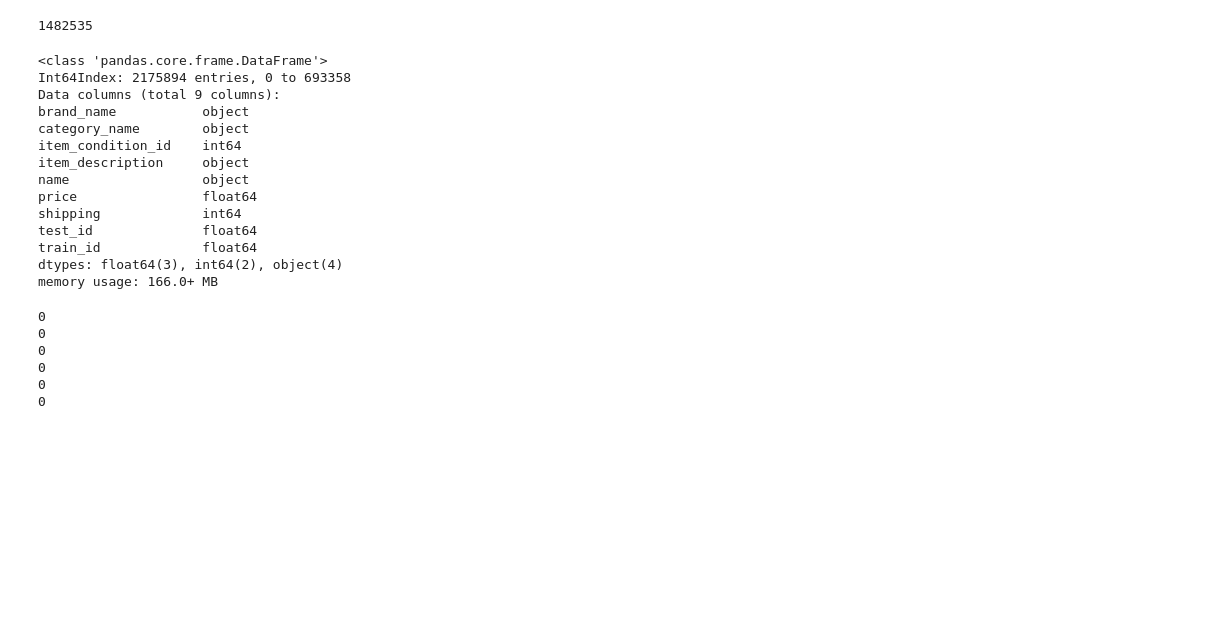
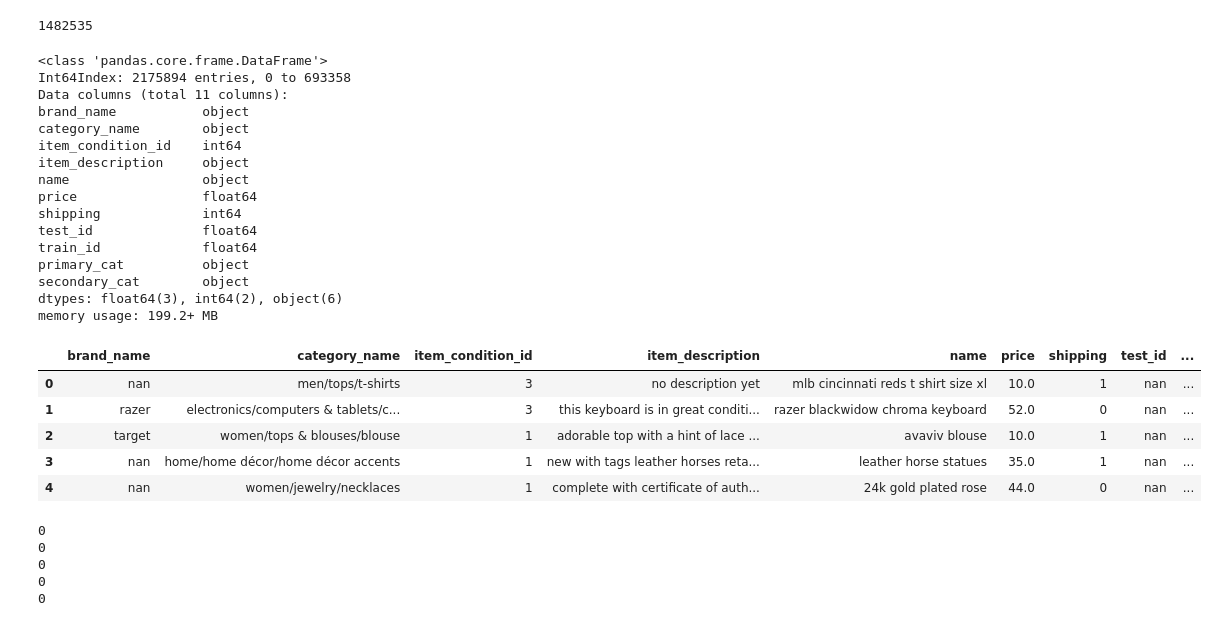
Before and after one commit to kyungjunism/mercari_price_prediction, a Jupyter notebook: Mercari ML.ipynb, the cells around one changed output. Saved outputs shown, nothing was run; the diff lists cells and outputs as text; code cells hidden in the pictures; blank space fills up the shorter version.

```diff
--- a/Mercari ML.ipynb
+++ b/Mercari ML.ipynb
@@ -45,14 +49,16 @@ y_train = np.log1p(data_train["price"])
 # %%
-non_text = [',','-','.','&','%','#', '(',')','[',']','*','!','✨','▪️','"','~',"'"]
+non_text = [',','-','.','&','%','#', '(',')','[',']','*','!','✨','▪️','"','~',"'", '<', '>', '®','™']
 for symbols in non_text:
-    data['category_name'] = data['category_name'].str.replace(symbols, '')
+    data['primary_cat'] = data['primary_cat'].str.replace(symbols, '')
+    data['secondary_cat'] = data['secondary_cat'].str.replace(symbols, '')
     data['item_description'] = data['item_description'].str.replace(symbols, '')
+    data['brand_name'] = data['brand_name'].str.replace(symbols, '')
     data['name'] = data['name'].str.replace(symbols, '')
 data.info()
 # %% [output]
 <class 'pandas.core.frame.DataFrame'>
 Int64Index: 2175894 entries, 0 to 693358
-Data columns (total 9 columns):
+Data columns (total 11 columns):
 brand_name           object
 category_name        object
 item_condition_id    int64
@@ -62,34 +68,9 @@ price                float64
 shipping             int64
 test_id              float64
 train_id             float64
-dtypes: float64(3), int64(2), object(4)
-memory usage: 166.0+ MB
+primary_cat          object
+secondary_cat        object
+dtypes: float64(3), int64(2), object(6)
+memory usage: 199.2+ MB
 # %%
 data = data.apply(lambda x: x.astype(str).str.lower())
-# %%
-data['price'] = data['price'].astype('float')
-# %%
-data['primary_cat'] = data.category_name.str.extract('([^/]+)/[^/]+/[^/]+')
-data['secondary_cat'] = data.category_name.str.extract('[^/]+/([^/]+)/[^/]+')
-data['tertiary_cat'] = data.category_name.str.extract('[^/]+/[^/]+/([^/]+)')
-# %%
-data['brand_name'] = data['brand_name'].fillna(value = 'none', inplace=False, axis=0)
-data['item_description'] = data['item_description'].fillna(value='none', inplace=False, axis=0)
-data['primary_cat'] = data['primary_cat'].fillna(value='none', inplace=False, axis=0)
-data['secondary_cat'] = data['secondary_cat'].fillna(value='none', inplace=False, axis=0)
-data['tertiary_cat'] = data['tertiary_cat'].fillna(value='none', inplace=False, axis=0)
-data['name'] = data['name'].fillna(value = 'none', inplace=False, axis=0)
-# %%
-print(data['brand_name'].isnull().sum())
-print(data['item_description'].isnull().sum())
-print(data['primary_cat'].isnull().sum())
-print(data['secondary_cat'].isnull().sum())
-print(data['tertiary_cat'].isnull().sum())
-print(data['name'].isnull().sum())
-# %% [output]
-0
-0
-0
-0
-0
-0
@@ -115,0 +77,20 @@ X = scipy.sparse.hstack((X_dummies,
+# %%
+data.head()
+# %% [output]
+|  | brand_name | category_name | item_condition_id | item_description | name | price | shipping | test_id | ... |
+| 0 | nan | men/tops/t-shirts | 3 | no description yet | mlb cincinnati reds t shirt size xl | 10.0 | 1 | nan | ... |
+| 1 | razer | electronics/computers & tablets/c... | 3 | this keyboard is in great conditi... | razer blackwidow chroma keyboard | 52.0 | 0 | nan | ... |
+| 2 | target | women/tops & blouses/blouse | 1 | adorable top with a hint of lace ... | avaviv blouse | 10.0 | 1 | nan | ... |
+| 3 | nan | home/home décor/home décor accents | 1 | new with tags leather horses reta... | leather horse statues | 35.0 | 1 | nan | ... |
+| 4 | nan | women/jewelry/necklaces | 1 | complete with certificate of auth... | 24k gold plated rose | 44.0 | 0 | nan | ... |
+# %%
+features = [data['name'], data['brand_name'] ,data['item_description'] ,data['primary_cat'], data['secondary_cat']]
+for x in features:
+    x = x.fillna(value = 'none', inplace=False, axis=0)
+    print(x.isnull().sum())
+# %% [output]
+0
+0
+0
+0
+0
```
Also changed, not shown: parts of 28 cells of this notebook.
